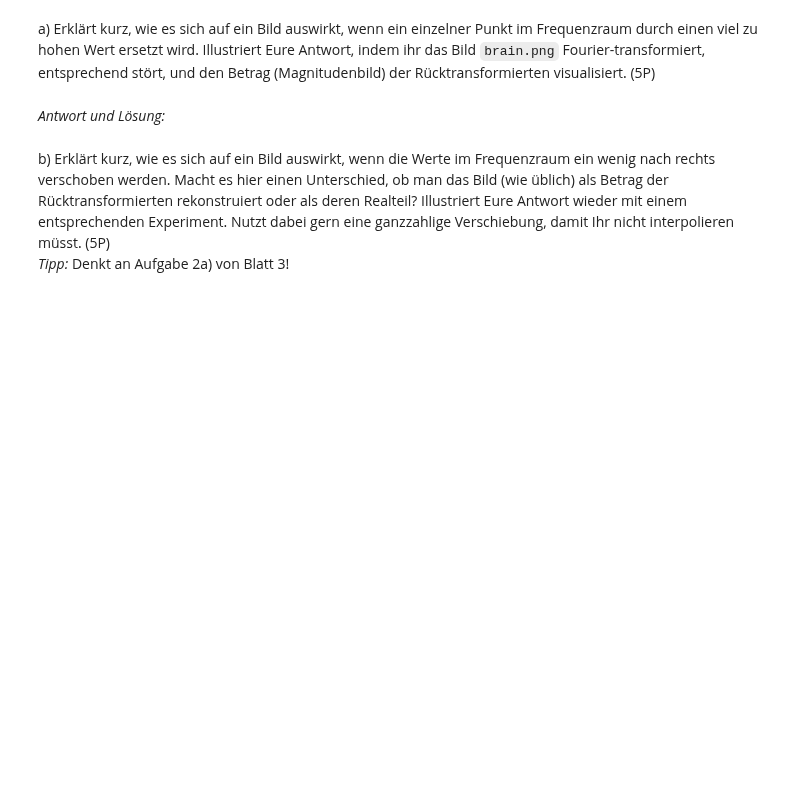
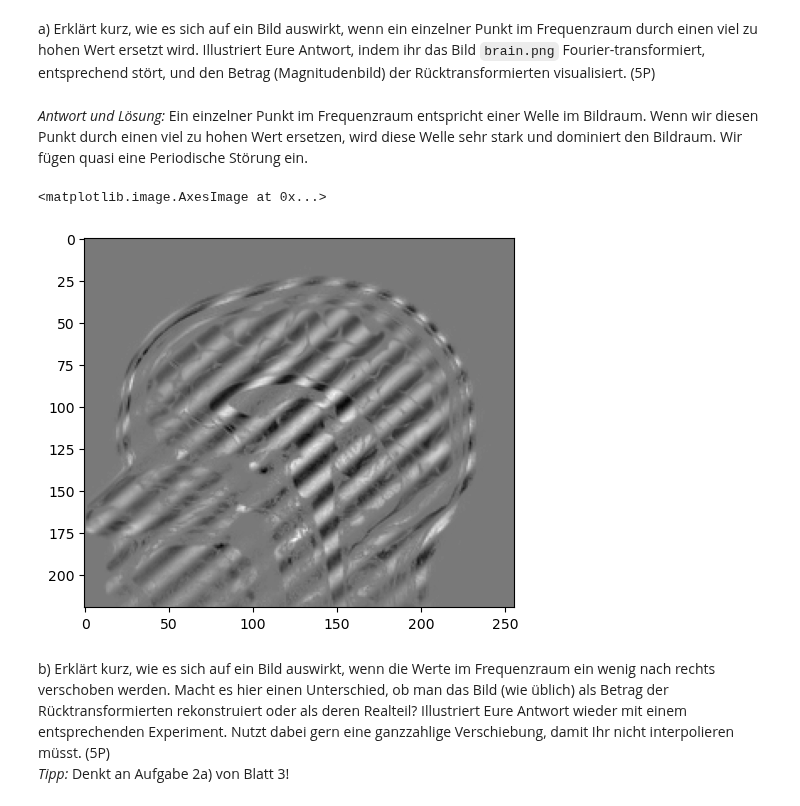
Before and after one commit to TimNogga/MedizinischeBildAnalyseBonn, a Jupyter notebook: mba-06/mba-06.ipynb, the cells around one changed output. Cells and saved outputs as stored; diff of their text form; code cells hidden in the pictures; blank space fills up the shorter version.

````diff
--- a/mba-06/mba-06.ipynb
+++ b/mba-06/mba-06.ipynb
@@ -236,8 +240,20 @@ _Antwort:_
 In der MRT-Bildgebung können bestimmte Bildstörungen im Frequenzraum auftreten. Auch wenn wir erst in der nächsten Woche genauer begründen warum das so ist, könnt Ihr Euch bereits jetzt mit Euren Kenntnissen aus Kapitel 2 und Blatt 3 klar machen, wie sich bestimmte Artefakte im Frequenzraum auf ein durch Rücktransformation gewonnenes Bild auswirken.
 # %% [markdown]
 a) Erklärt kurz, wie es sich auf ein Bild auswirkt, wenn ein einzelner Punkt im Frequenzraum durch einen viel zu hohen Wert ersetzt wird. Illustriert Eure Antwort, indem ihr das Bild ```brain.png``` Fourier-transformiert, entsprechend stört, und den Betrag (Magnitudenbild) der Rücktransformierten visualisiert. (5P)
-# %% [markdown]
-_Antwort und Lösung:_
+# %% [markdown]
+_Antwort und Lösung:_
+Ein einzelner Punkt im Frequenzraum entspricht einer Welle im Bildraum. Wenn wir diesen Punkt durch einen viel zu hohen Wert ersetzen, wird diese Welle sehr stark und dominiert den Bildraum. Wir fügen quasi eine Periodische Störung ein.
+# %%
+import scipy.fft
+import skimage as ski
+brain = ski.io.imread("brain.png", as_gray=True)
+transformed_image = scipy.fft.fft2(brain)
+transformed_image[10,10] += 10000000000
+bad_retransformed_image = scipy.fft.ifft2(transformed_image)
+plt.imshow(np.abs(bad_retransformed_image), cmap="gray")
+# %% [output]
+<matplotlib.image.AxesImage at 0x...>
+[figure, added]
 # %% [markdown]
 b) Erklärt kurz, wie es sich auf ein Bild auswirkt, wenn die Werte im Frequenzraum ein wenig nach rechts verschoben werden. Macht es hier einen Unterschied, ob man das Bild (wie üblich) als Betrag der Rücktransformierten rekonstruiert oder als deren Realteil? Illustriert Eure Antwort wieder mit einem entsprechenden Experiment. Nutzt dabei gern eine ganzzahlige Verschiebung, damit Ihr nicht interpolieren müsst. (5P)
 _Tipp:_ Denkt an Aufgabe 2a) von Blatt 3!
````
Also changed, not shown: parts of 9 cells of this notebook.
